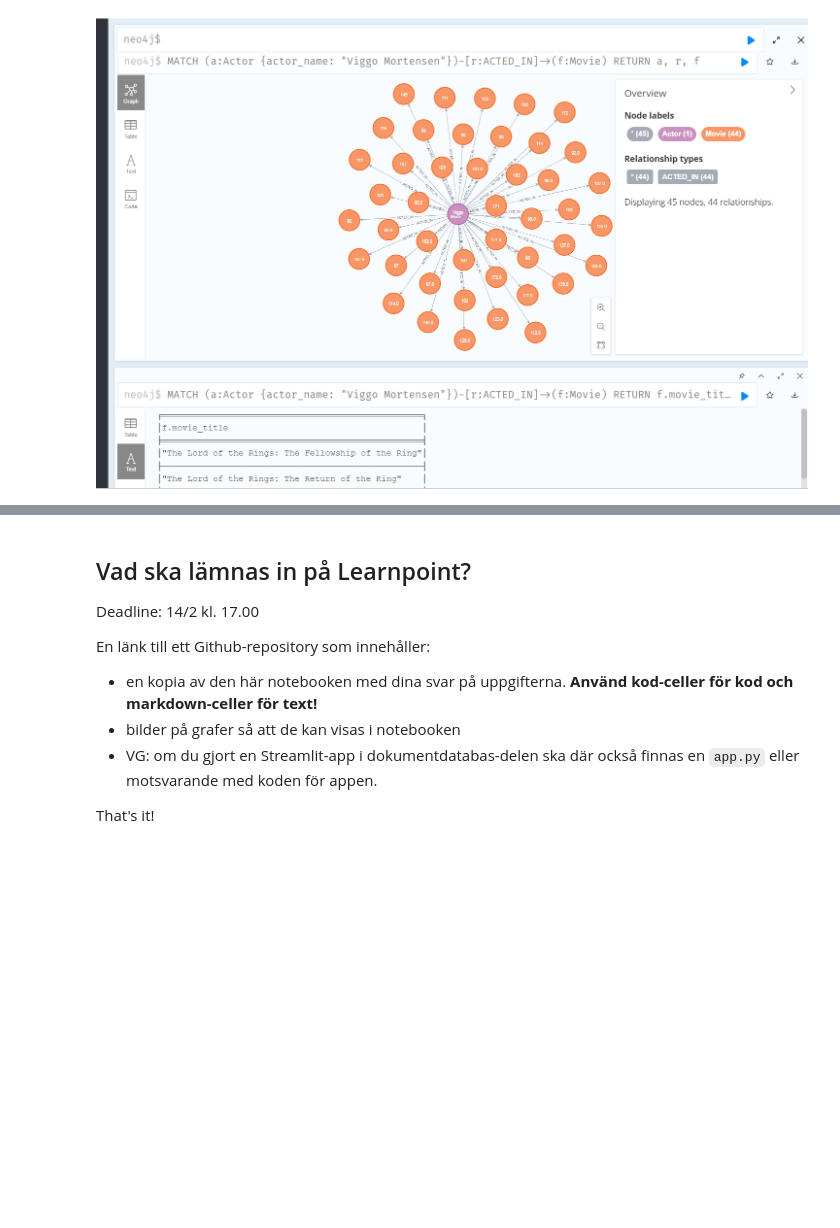
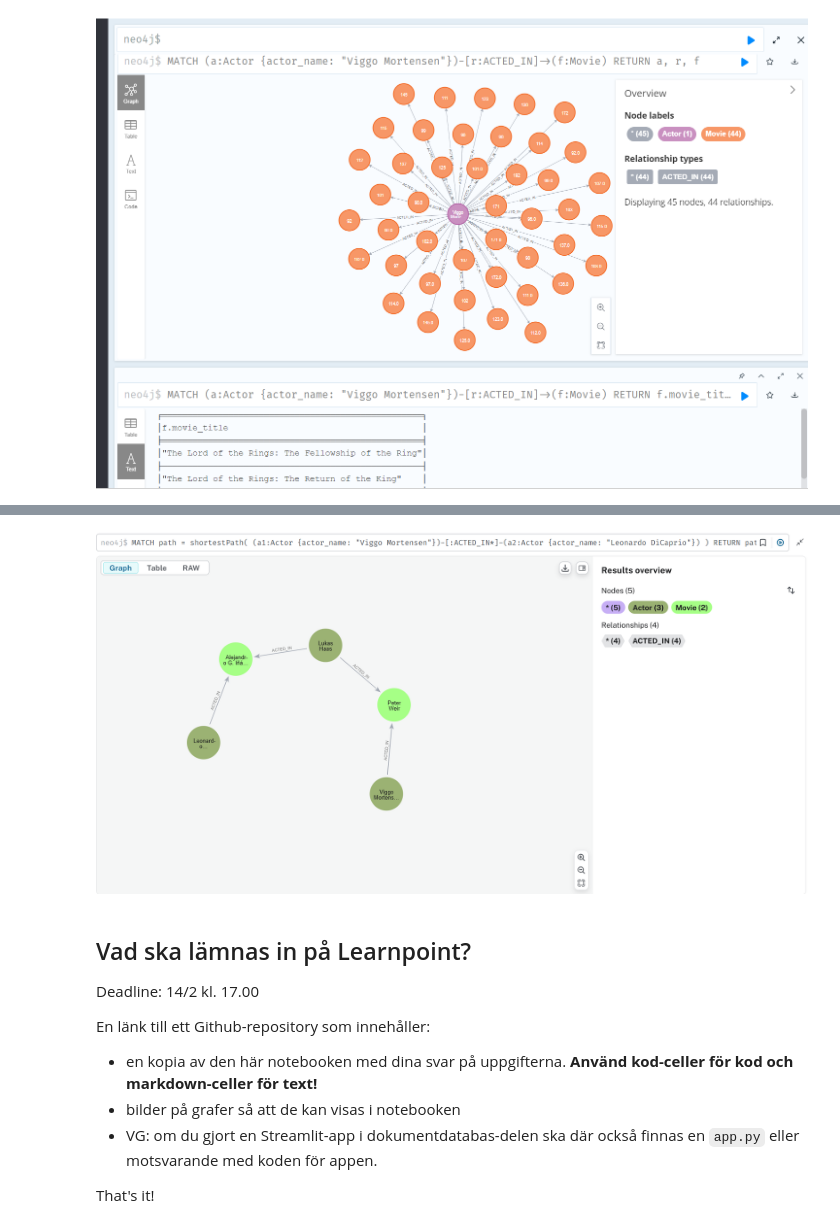
Before and after one commit to nikkicci/Databastyper-Kunskapskontroll-1, a Jupyter notebook: kunskapskontroll_1.ipynb, the cells around one changed output, grey strips where cells are left out. Drawn from its saved outputs; the diff is of its cells as text; code cells hidden in the pictures; blank space fills up the shorter version.

```diff
--- a/kunskapskontroll_1.ipynb
+++ b/kunskapskontroll_1.ipynb
@@ -757,3 +763,7 @@ Image(filename=r"C:\Users\kolcz\OneDrive\Bilder\Skärmbilder\Skärmbild 2025-02-
+# %%
+Image(filename=r"C:\Users\kolcz\OneDrive\Bilder\Skärmbilder\Skärmbild 2025-02-13 150516.png")
+# %% [output]
+[figure, added]
 # %% [markdown]
 ## Vad ska lämnas in på Learnpoint?
 
```
Also changed, not shown: parts of 1 cell of this notebook.
